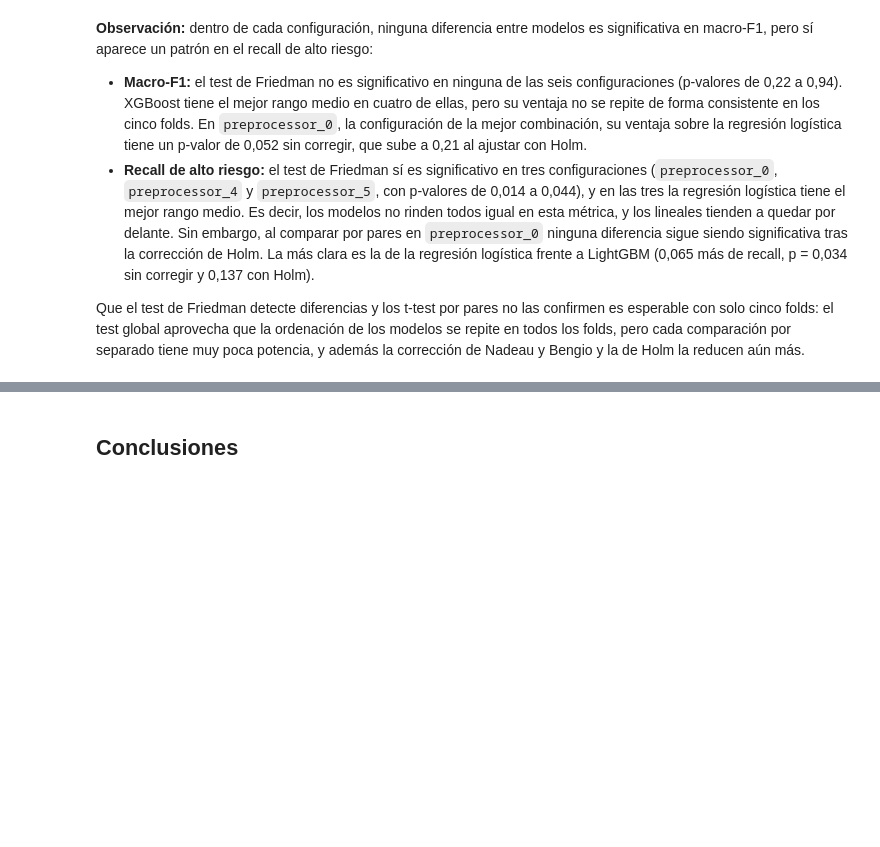
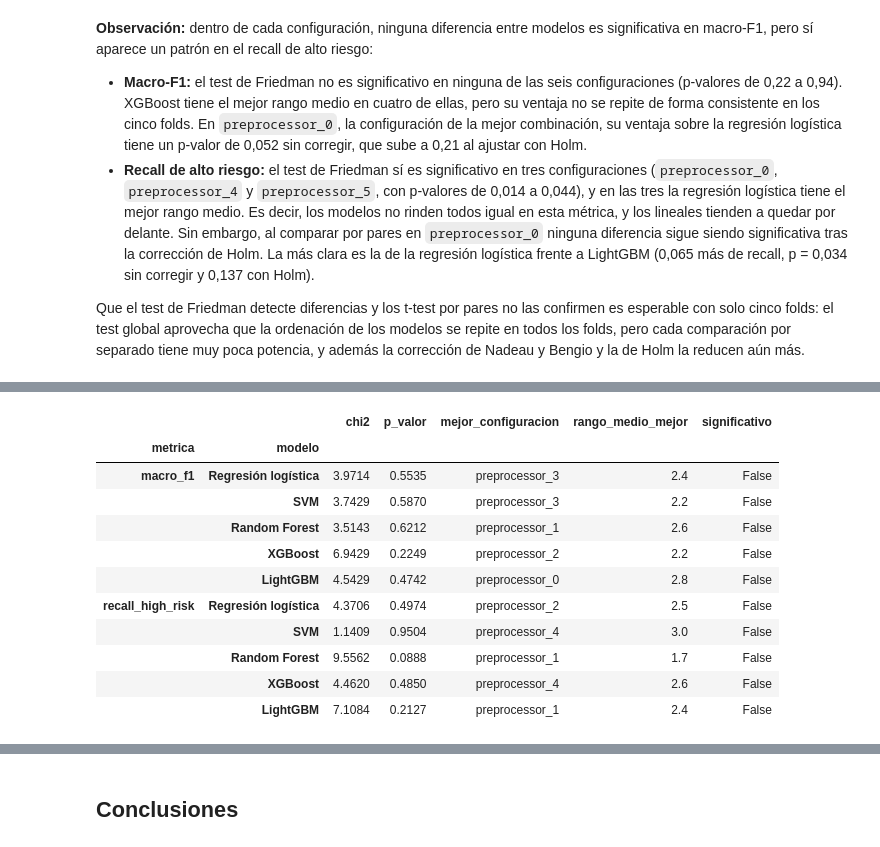
Before and after one commit to alberct96/ML-Entregable1, a Jupyter notebook: ML-Entregable1.ipynb, the cells around one changed output, grey strips where cells are left out. Drawn from its saved outputs; the diff is of its cells as text; code cells hidden in the pictures; blank space fills up the shorter version.

Commit message:
test estadísticos: comparación de configuraciones para cada modelo

```diff
--- a/ML-Entregable1.ipynb
+++ b/ML-Entregable1.ipynb
@@ -2502,0 +2507,31 @@ Que el test de Friedman detecte diferencias y los t-test por pares no las confir
+# %%
+# Test de Friedman entre las seis configuraciones de cada modelo
+rows = []
+for metric in ["macro_f1", "recall_high_risk"]:
+    for model_name in model_specs:
+        statistic, p_value, mean_ranks = friedman_test(fold_scores_table(metric, model_name=model_name))
+        rows.append({
+            "metrica": metric,
+            "modelo": model_name,
+            "chi2": statistic,
+            "p_valor": p_value,
+            "mejor_configuracion": mean_ranks.index[0],
+            "rango_medio_mejor": mean_ranks.iloc[0],
+        })
+
+friedman_configs = pd.DataFrame(rows).set_index(["metrica", "modelo"])
+friedman_configs["significativo"] = friedman_configs["p_valor"] < 0.05
+friedman_configs.round(4)
+# %% [output]
+|  |  | chi2 | p_valor | mejor_configuracion | rango_medio_mejor | significativo |
+| metrica | modelo |  |  |  |  |  |
+| macro_f1 | Regresión logística | 3.9714 | 0.5535 | preprocessor_3 | 2.4 | False |
+|  | SVM | 3.7429 | 0.5870 | preprocessor_3 | 2.2 | False |
+|  | Random Forest | 3.5143 | 0.6212 | preprocessor_1 | 2.6 | False |
+|  | XGBoost | 6.9429 | 0.2249 | preprocessor_2 | 2.2 | False |
+|  | LightGBM | 4.5429 | 0.4742 | preprocessor_0 | 2.8 | False |
+| recall_high_risk | Regresión logística | 4.3706 | 0.4974 | preprocessor_2 | 2.5 | False |
+|  | SVM | 1.1409 | 0.9504 | preprocessor_4 | 3.0 | False |
+|  | Random Forest | 9.5562 | 0.0888 | preprocessor_1 | 1.7 | False |
+|  | XGBoost | 4.4620 | 0.4850 | preprocessor_4 | 2.6 | False |
+|  | LightGBM | 7.1084 | 0.2127 | preprocessor_1 | 2.4 | False |
```
Also changed, not shown: parts of 3 cells of this notebook.
